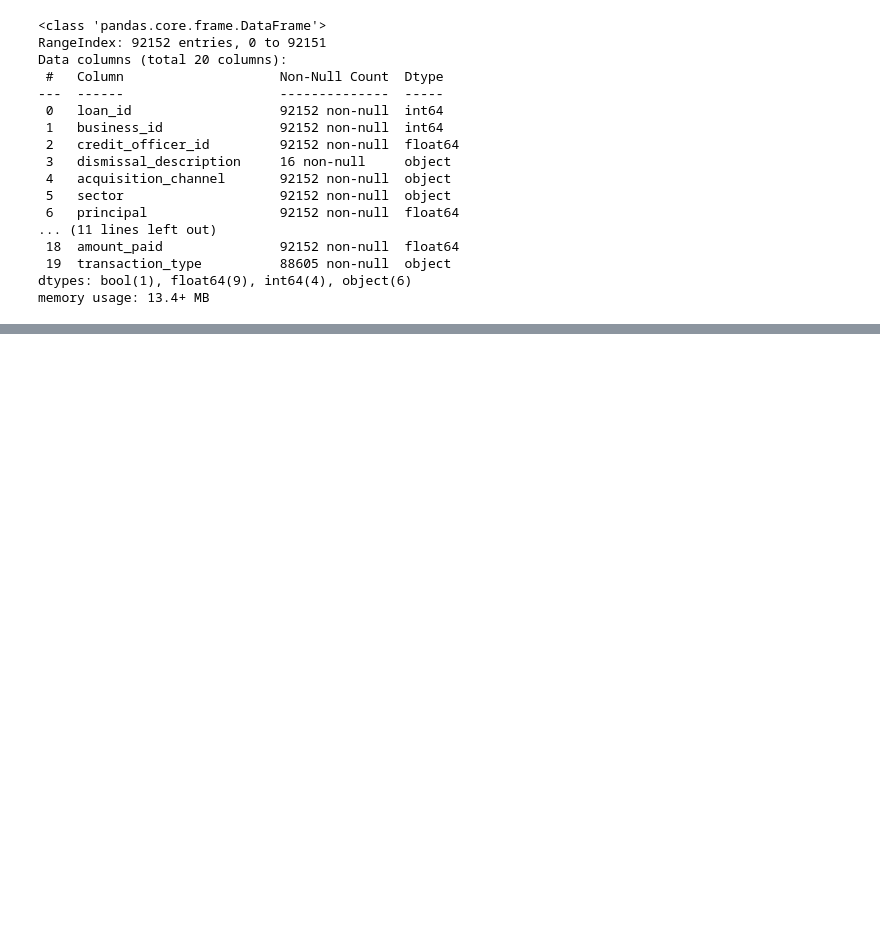
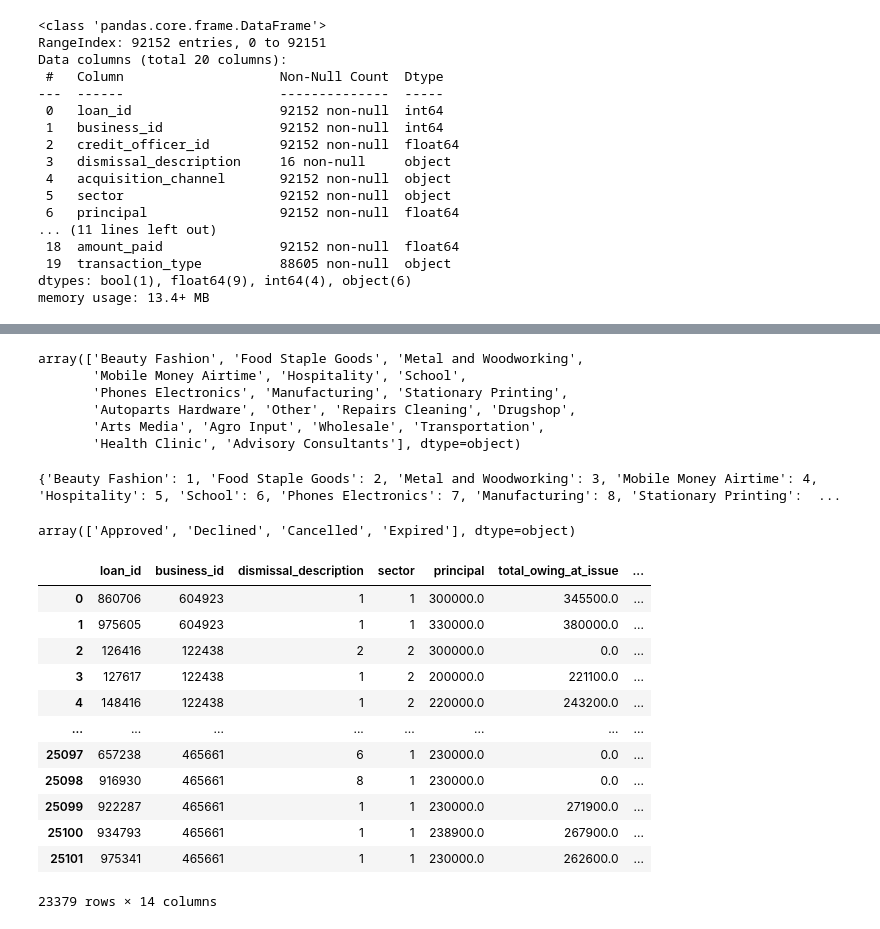
Before and after one commit to kariswanjiru/numida_assessment, a Jupyter notebook: notebooks/1.0-wk-eda_feature_selection.ipynb, the cells around one changed output, grey strips where cells are left out. Saved outputs shown, nothing was run; the diff lists cells and outputs as text; code cells hidden in the pictures; blank space fills up the shorter version.

```diff
--- a/notebooks/1.0-wk-eda_feature_selection.ipynb
+++ b/notebooks/1.0-wk-eda_feature_selection.ipynb
@@ -222,0 +328,22 @@ data = data.drop(columns=['credit_officer_id', 'acquisition_channel', 'transacti
+# %%
+dismissal_encoder = OrdinalEncoder(cols=['dismissal_description'],
+                            mapping=[{'col': 'dismissal_description', 'mapping': unique_dismissal_dict}])
+
+loan = dismissal_encoder.fit_transform(loan)
+# %%
+unique_sector_values = loan['sector'].unique()
+unique_sector_values
+# %% [output]
+array(['Beauty Fashion', 'Food Staple Goods', 'Metal and Woodworking',
+       'Mobile Money Airtime', 'Hospitality', 'School',
+       'Phones Electronics', 'Manufacturing', 'Stationary Printing',
+       'Autoparts Hardware', 'Other', 'Repairs Cleaning', 'Drugshop',
+       'Arts Media', 'Agro Input', 'Wholesale', 'Transportation',
+       'Health Clinic', 'Advisory Consultants'], dtype=object)
+# %%
+unique_sector_dict = {value: index + 1 for index, value in enumerate(unique_sector_values)}
+
+# Display the dictionary
+print(unique_sector_dict)
+# %% [output]
+{'Beauty Fashion': 1, 'Food Staple Goods': 2, 'Metal and Woodworking': 3, 'Mobile Money Airtime': 4, 'Hospitality': 5, 'School': 6, 'Phones Electronics': 7, 'Manufacturing': 8, 'Stationary Printing':  ...
@@ -222,0 +355,25 @@ data = data.drop(columns=['credit_officer_id', 'acquisition_channel', 'transacti
+# %%
+unique_approval_values = loan['approval_status'].unique()
+unique_approval_values
+# %% [output]
+array(['Approved', 'Declined', 'Cancelled', 'Expired'], dtype=object)
+# %%
+approval_encoder = OrdinalEncoder(cols=['approval_status'],
+                            mapping=[{'col': 'approval_status', 'mapping': {'Approved': 1, 'Declined': 2, 'Cancelled': 3, 'Expired': 4}}])
+
+loan = approval_encoder.fit_transform(loan)
+loan
+# %% [output]
+|  | loan_id | business_id | dismissal_description | sector | principal | total_owing_at_issue | ... |
+| 0 | 860706 | 604923 | 1 | 1 | 300000.0 | 345500.0 | ... |
+| 1 | 975605 | 604923 | 1 | 1 | 330000.0 | 380000.0 | ... |
+| 2 | 126416 | 122438 | 2 | 2 | 300000.0 | 0.0 | ... |
+| 3 | 127617 | 122438 | 1 | 2 | 200000.0 | 221100.0 | ... |
+| 4 | 148416 | 122438 | 1 | 2 | 220000.0 | 243200.0 | ... |
+| ... | ... | ... | ... | ... | ... | ... | ... |
+| 25097 | 657238 | 465661 | 6 | 1 | 230000.0 | 0.0 | ... |
+| 25098 | 916930 | 465661 | 8 | 1 | 230000.0 | 0.0 | ... |
+| 25099 | 922287 | 465661 | 1 | 1 | 230000.0 | 271900.0 | ... |
+| 25100 | 934793 | 465661 | 1 | 1 | 238900.0 | 267900.0 | ... |
+| 25101 | 975341 | 465661 | 1 | 1 | 230000.0 | 262600.0 | ... |
+23379 rows × 14 columns
```
Also changed, not shown: parts of 55 cells of this notebook.
